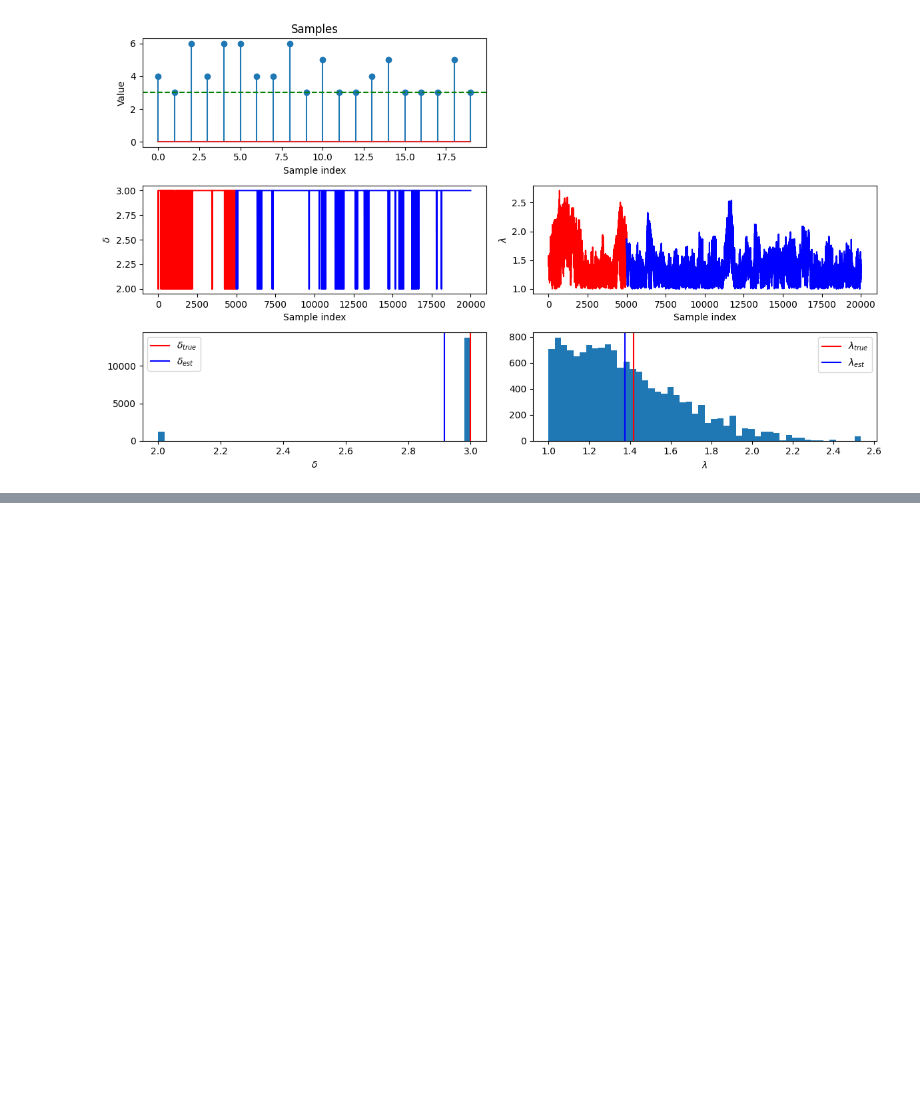
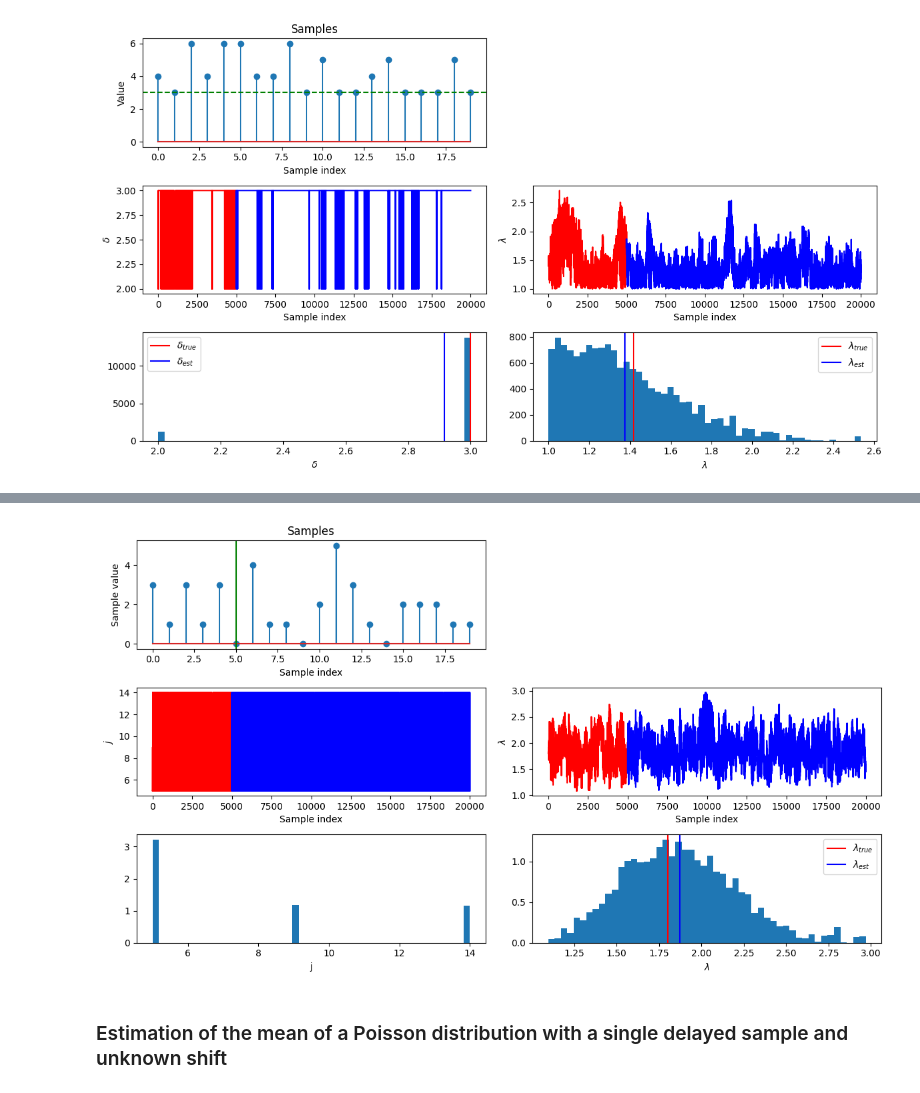
Before and after one commit to cdclaxton/learning, a Jupyter notebook: Python/DataScience/exploratory-notebooks/Changepoint detection with delayed samples.ipynb, the cells around one changed output, grey strips where cells are left out. Cells and saved outputs as stored; diff of their text form; code cells hidden in the pictures; blank space fills up the shorter version.

Commit message:
Developed changepoint and shift detection algorithm

```diff
--- a/Python/DataScience/exploratory-notebooks/Changepoint detection with delayed samples.ipynb
+++ b/Python/DataScience/exploratory-notebooks/Changepoint detection with delayed samples.ipynb
@@ -1000,0 +1076,18 @@ plt.show()
+# %%
+def log_likelihood(x, lam, j, a, b):
+    if lam < a or lam > b:
+        return -np.inf
+
+    if x[j] != 0:
+        return -np.inf
+
+    ll = 0
+    for i in range(len(x)):
+        if i == j:
+            continue
+        elif i == j + 1:
+            ll += np.log(stats.poisson.pmf(x[i], 2*lam))
+        else:
+            ll += np.log(stats.poisson.pmf(x[i], lam))
+
+    return ll
@@ -1000,0 +1118,39 @@ plt.show()
+# %%
+plt.figure(figsize=(12, 7))
+
+plt.subplot(3, 2, 1)
+plt.stem(x)
+plt.axvline(x=j, color='g')
+plt.xlabel('Sample index')
+plt.ylabel('Sample value')
+plt.title('Samples')
+
+plt.subplot(3,2,3)
+plt.plot(range(burnin), j_est[:burnin], 'r', label='Burnin')
+plt.plot(range(burnin, len(j_est)), j_est[burnin:], 'b')
+plt.xlabel('Sample index')
+plt.ylabel('$j$')
+
+plt.subplot(3,2,4)
+plt.plot(range(burnin), lam_est[:burnin], 'r', label='Burnin')
+plt.plot(range(burnin, len(lam_est)), lam_est[burnin:], 'b')
+plt.xlabel('Sample index')
+plt.ylabel('$\\lambda$')
+
+plt.subplot(3,2,5)
+plt.hist(j_est[burnin:], density=True, bins=50)
+plt.xlabel('j')
+
+plt.subplot(3,2,6)
+plt.hist(lam_est[burnin:], density=True, bins=50)
+plt.axvline(x=lam_actual, color='r', label='$\\lambda_{true}$')
+plt.axvline(x=np.mean(lam_est[burnin:]), color='b', label='$\\lambda_{est}$')
+plt.xlabel('$\\lambda$')
+plt.legend()
+
+plt.tight_layout()
+plt.show()
+# %% [output]
+[figure, added]
+# %% [markdown]
+### Estimation of the mean of a Poisson distribution with a single delayed sample and unknown shift
```
Also changed, not shown: parts of 25 cells of this notebook.
